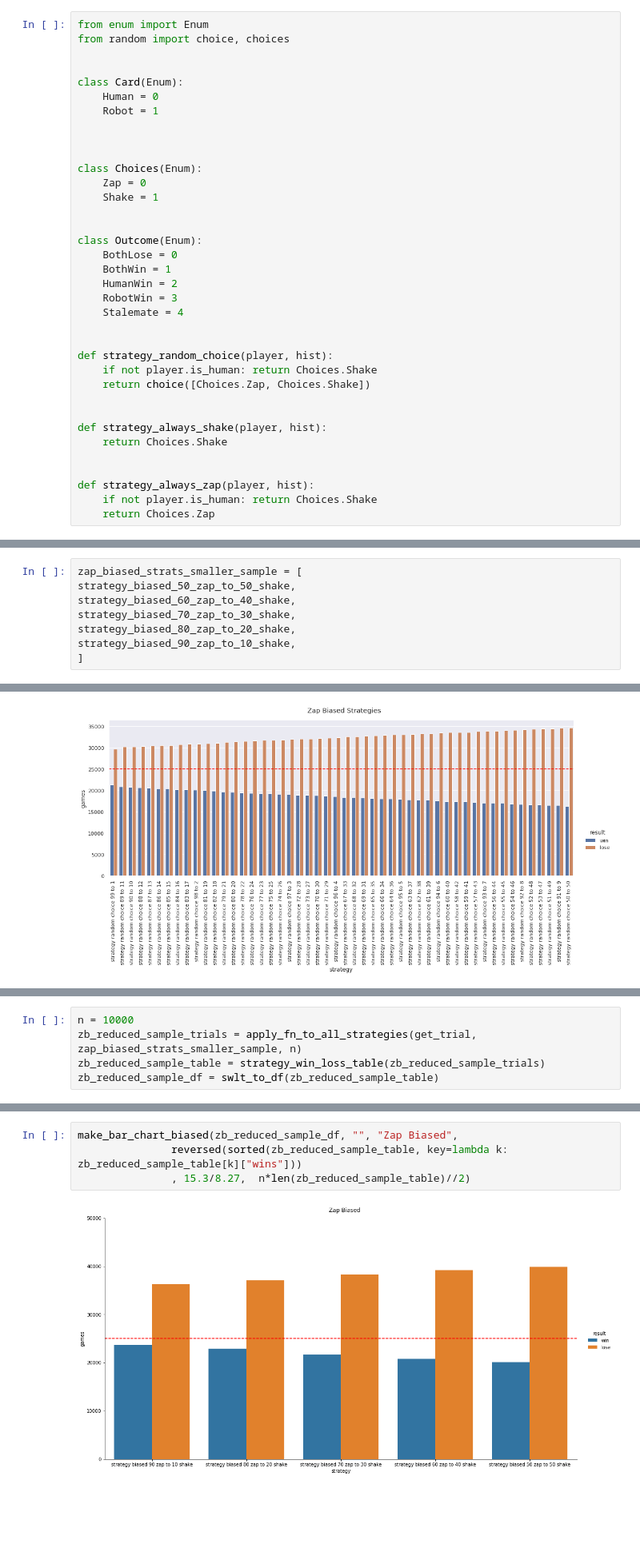
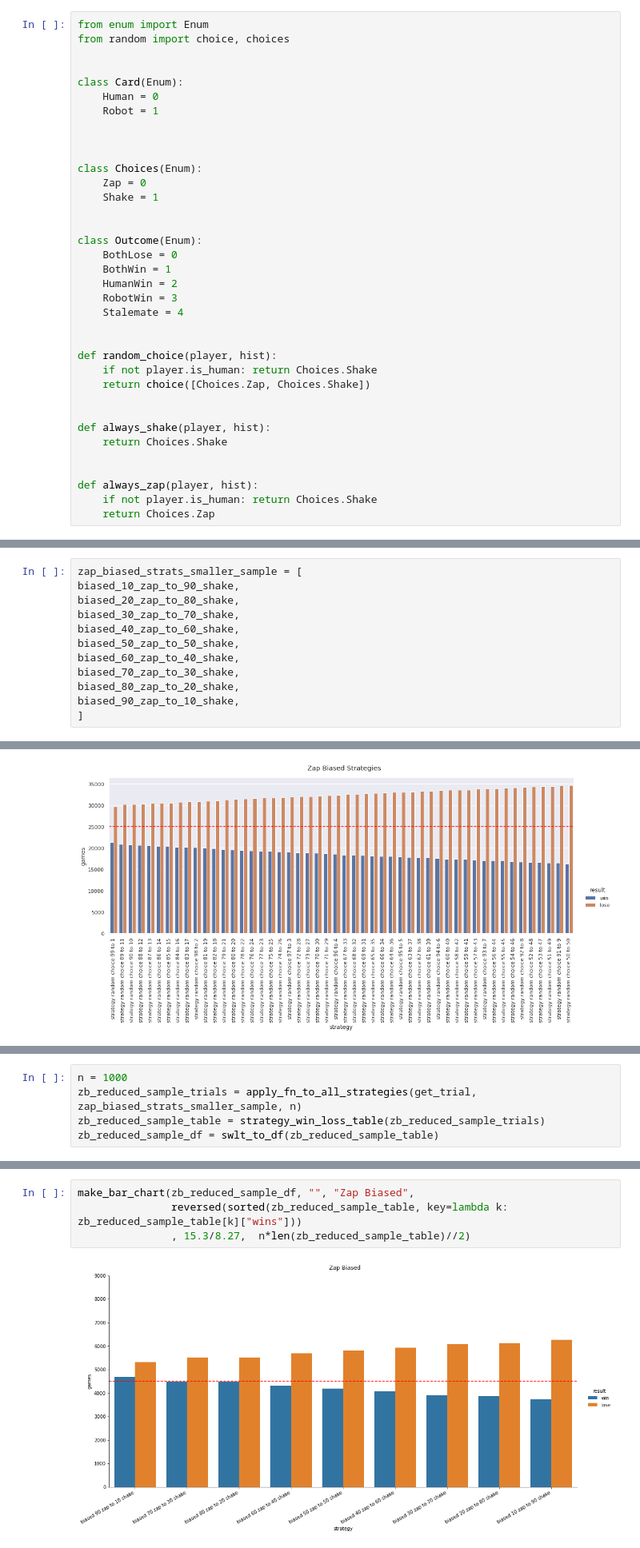
Before and after one commit to brevdev/AreYouARobot, a Jupyter notebook: work/ayar.ipynb, the cells around one changed output, grey strips where cells are left out. Shown at 80% size. Saved outputs shown, nothing was run; the diff lists cells and outputs as text; blank space fills up the shorter version.

```diff
--- a/work/ayar.ipynb
+++ b/work/ayar.ipynb
@@ -26,15 +26,15 @@ class Outcome(Enum):
     Stalemate = 4
 
 
-def strategy_random_choice(player, hist):
+def random_choice(player, hist):
     if not player.is_human: return Choices.Shake
     return choice([Choices.Zap, Choices.Shake])
 
 
-def strategy_always_shake(player, hist):
+def always_shake(player, hist):
     return Choices.Shake
 
 
-def strategy_always_zap(player, hist):
+def always_zap(player, hist):
     if not player.is_human: return Choices.Shake
     return Choices.Zap
@@ -1109,11 +1110,15 @@ strategy_random_choice_99_to_1,
 ]
 # %%
 zap_biased_strats_smaller_sample = [
-strategy_biased_50_zap_to_50_shake,
-strategy_biased_60_zap_to_40_shake,
-strategy_biased_70_zap_to_30_shake,
-strategy_biased_80_zap_to_20_shake,
-strategy_biased_90_zap_to_10_shake,
+biased_10_zap_to_90_shake,
+biased_20_zap_to_80_shake,
+biased_30_zap_to_70_shake,
+biased_40_zap_to_60_shake,
+biased_50_zap_to_50_shake,
+biased_60_zap_to_40_shake,
+biased_70_zap_to_30_shake,
+biased_80_zap_to_20_shake,
+biased_90_zap_to_10_shake,
 ]
 # %%
 
@@ -1566,5 +1589,5 @@ make_bar_chart(reduced_sample_df, "", "All Strategies",
 # %%
-n = 10000
+n = 1000
 zb_reduced_sample_trials = apply_fn_to_all_strategies(get_trial, zap_biased_strats_smaller_sample, n)
 zb_reduced_sample_table = strategy_win_loss_table(zb_reduced_sample_trials)
 zb_reduced_sample_df = swlt_to_df(zb_reduced_sample_table)
@@ -1571,6 +1604,6 @@ zb_reduced_sample_df = swlt_to_df(zb_reduced_sample_table)
 # %%
-make_bar_chart_biased(zb_reduced_sample_df, "", "Zap Biased",
+make_bar_chart(zb_reduced_sample_df, "", "Zap Biased",
                reversed(sorted(zb_reduced_sample_table, key=lambda k: zb_reduced_sample_table[k]["wins"]))
                , 15.3/8.27,  n*len(zb_reduced_sample_table)//2)
 # %% [output]
-[figure, old version]
+[figure, new version]
```
Also changed, not shown: parts of 9 cells of this notebook, 5 other files.
